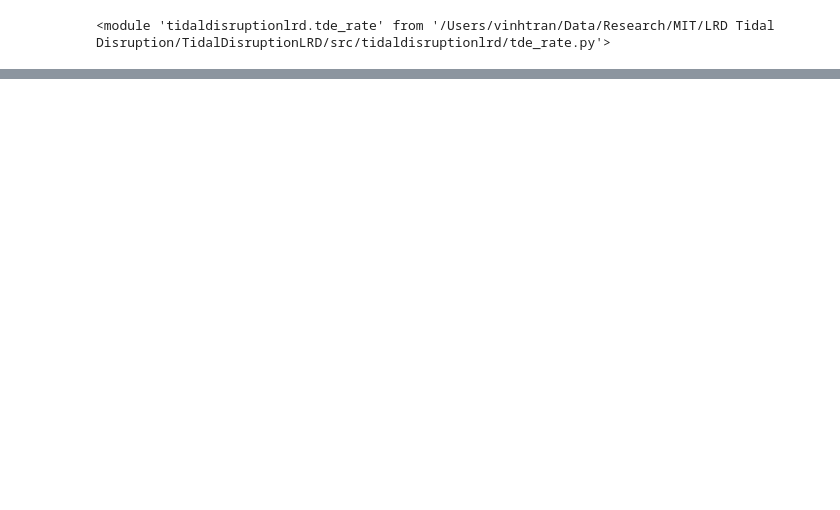
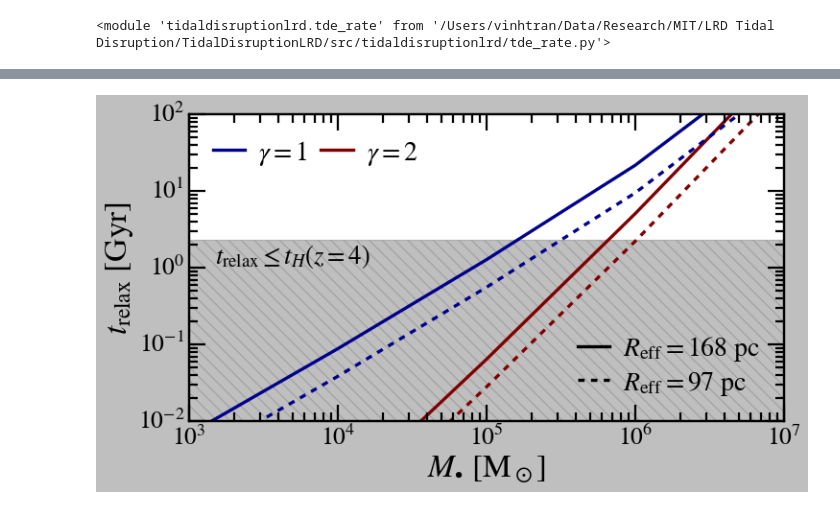
Before and after one commit to vinh-qtran/TidalDisruptionLRD, a Jupyter notebook: nbs/test.ipynb, the cells around one changed output, grey strips where cells are left out. Drawn from its saved outputs; the diff is of its cells as text; code cells hidden in the pictures; blank space fills up the shorter version.

```diff
--- a/nbs/test.ipynb
+++ b/nbs/test.ipynb
@@ -164,0 +379,99 @@ t_H_6 = (1 / Planck18.H(6)).to(u.Gyr)
+# %%
+M_bhs = np.logspace(3, 7, 5)
+
+t_relax_gamma_1 = [get_relax_time(M_bh, gamma=1) for M_bh in M_bhs]
+t_relax_gamma_2 = [get_relax_time(M_bh, gamma=2) for M_bh in M_bhs]
+
+t_relax_gamma_1_dense = [
+    get_relax_time(M_bh, gamma=1, r0=10 ** (-0.88)) for M_bh in M_bhs
+]
+t_relax_gamma_2_dense = [
+    get_relax_time(M_bh, gamma=2, r0=10 ** (-0.88)) for M_bh in M_bhs
+]
+# %%
+fig, ax = plt.subplots(figsize=(10, 5))
+
+ax.plot(
+    M_bhs, t_relax_gamma_1, color="darkblue", ls="-", label=r"$\gamma = 1$", zorder=-1
+)
+ax.plot(
+    M_bhs, t_relax_gamma_2, color="maroon", ls="-", label=r"$\gamma = 2$", zorder=-1
+)
+
+ax.plot(M_bhs, t_relax_gamma_1_dense, color="darkblue", ls="--", zorder=-1)
+ax.plot(M_bhs, t_relax_gamma_2_dense, color="maroon", ls="--", zorder=-1)
+
+# t_H_6 = (1 / Planck18.H(6)).to(u.Gyr)
+# ax.axhspan(0, t_H_6.value, color="grey", alpha=0.5)
+
+t_H_4 = (1 / Planck18.H(4)).to(u.Gyr)
+ax.axhspan(
+    0,
+    t_H_4.value,
+    color="grey",
+    alpha=0.5,
+    ls="-",
+    hatch="\\\\",
+    zorder=-4,
+    rasterized=True,
+)
+
+ax.text(
+    1.5e3,
+    0.95 * t_H_4.value,
+    r"$t_{\rm relax} \leq t_{H} (z=4)$",
+    va="top",
+    ha="left",
+    fontsize=24,
+)
+
+# ax.axhline(
+#     get_simple_relax_time(M=1e6,rho=1e3 * 1e9,r=3 * 1e-3),
+#     color="chocolate",
+#     zorder=-2,
+# )
+
+# ax.axhline(
+#     get_simple_relax_time(M=1e5,rho=1e4 * 1e9,r=1 * 1e-3),
+#     color="darkgreen",
+#     zorder=-3,
+# )
+
+ax.set_xscale("log")
+ax.set_yscale("log")
+
+ax.set_xlim(1e3, 1e7)
+ax.set_ylim(1e-2, 1e2)
+
+ax.set_xlabel(r"$M_{\bullet}$ [M$_\odot$]")
+ax.set_ylabel(r"$t_{\rm relax}$ [Gyr]")
+
+ax.legend(
+    loc="upper left",
+    ncol=2,
+    handletextpad=0.5,
+    handlelength=1.2,
+    columnspacing=0.5,
+    labelspacing=0.25,
+)
+
+ax_legend = ax.twinx()
+
+plt.plot([], [], color="black", ls="-", label=r"$R_{\rm eff} = 168$ pc")
+plt.plot([], [], color="black", ls="--", label=r"$R_{\rm eff} = 97$ pc")
+
+ax_legend.legend(
+    loc="lower right",
+    handletextpad=0.5,
+    handlelength=1.2,
+    columnspacing=0.5,
+    labelspacing=0.25,
+)
+
+ax_legend.set_yticks([])
+ax.tick_params(axis="y", which="both", right=True)
+
+plt.savefig("../../relax_time.pdf", bbox_inches="tight")
+plt.show()
+# %% [output]
+[figure, added]
```
Also changed, not shown: parts of 25 cells of this notebook, 11 other files.
